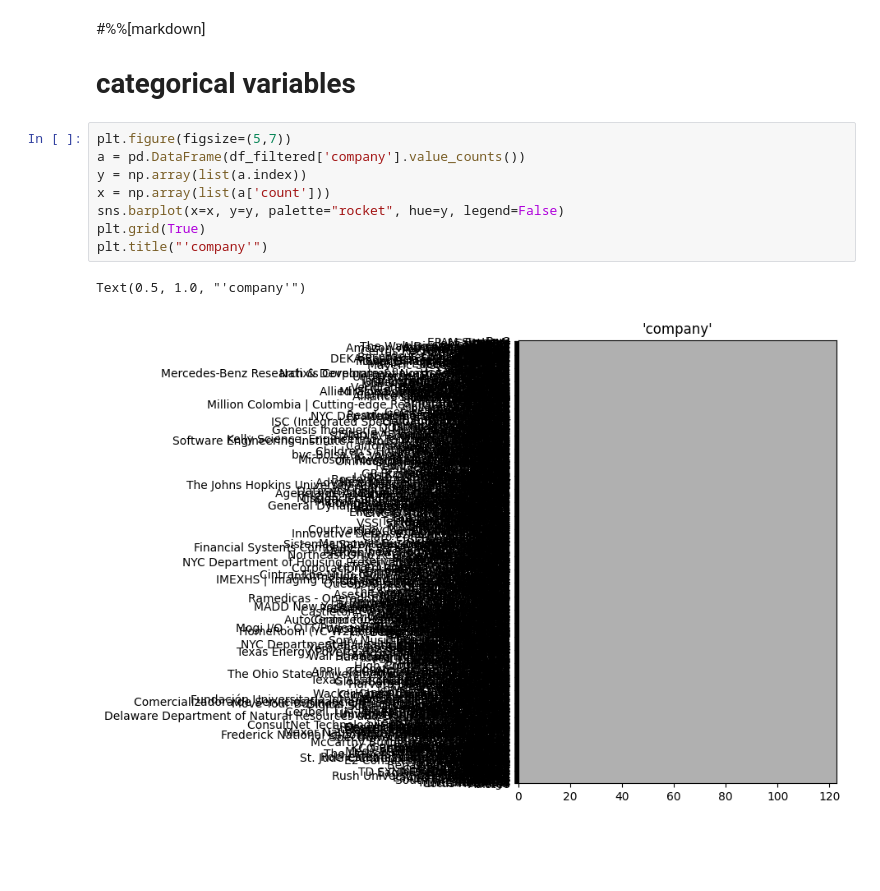
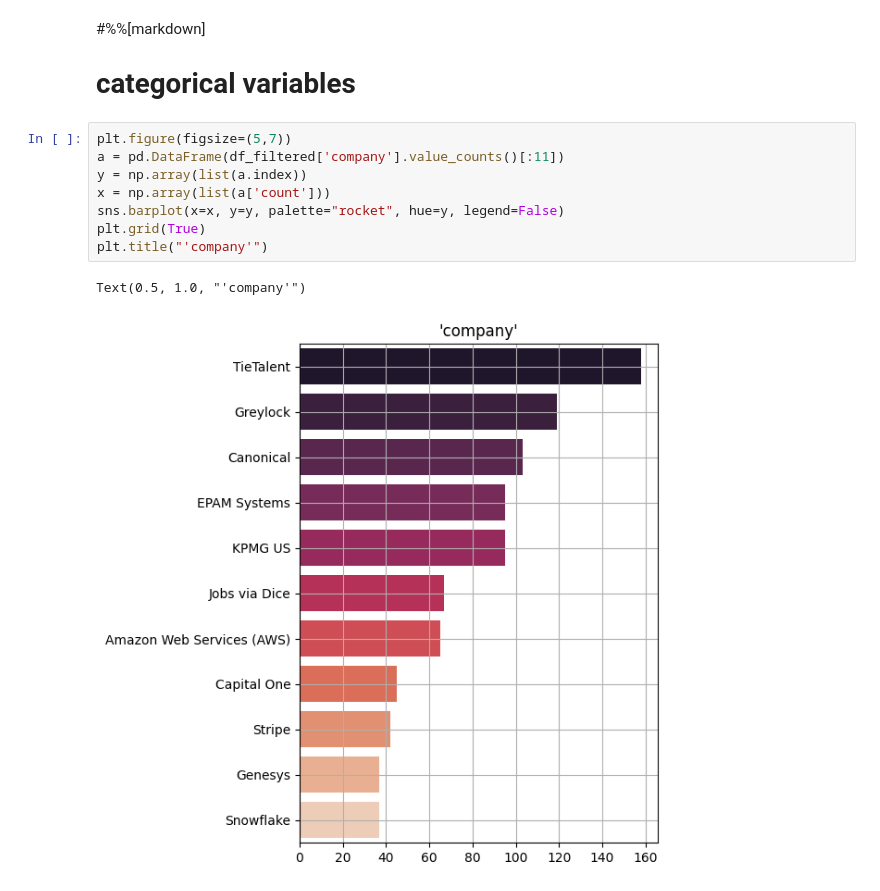
Before and after one commit to DLesmes/jobbot, a Jupyter notebook: notebooks/eda.ipynb, the cells around one changed output. Drawn from its saved outputs; the diff is of its cells as text; blank space fills up the shorter version.

```diff
--- a/notebooks/eda.ipynb
+++ b/notebooks/eda.ipynb
@@ -283,15 +298,15 @@ df_filtered.shape
  # categorical variables
 # %%
 plt.figure(figsize=(5,7))
-a = pd.DataFrame(df_filtered['company'].value_counts())
+a = pd.DataFrame(df_filtered['company'].value_counts()[:11])
 y = np.array(list(a.index))
 x = np.array(list(a['count']))
 sns.barplot(x=x, y=y, palette="rocket", hue=y, legend=False)
 plt.grid(True)
 plt.title("'company'")
 # %% [output]
 Text(0.5, 1.0, "'company'")
-[figure, old version]
+[figure, new version]
 # %%
 #%%
 
```
Also changed, not shown: parts of 19 cells of this notebook, 1 other file.
